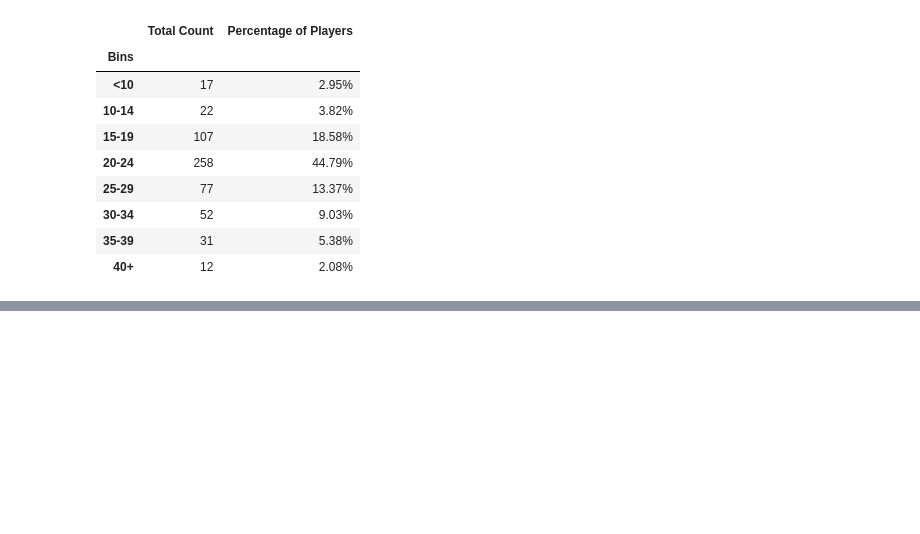
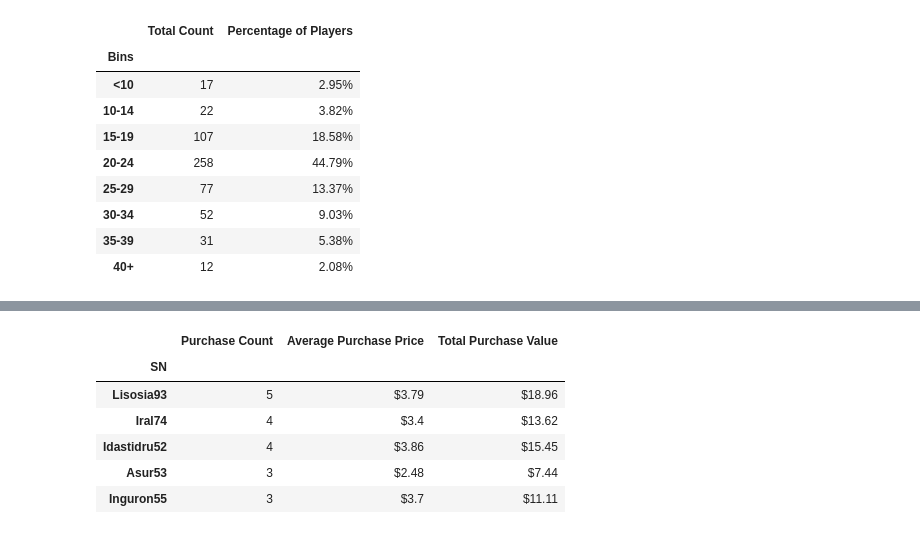
Before and after one commit to samslomowitz2021/Homework-5, a Jupyter notebook: 04-Pandas/Submission/HeroesOfPymoli.ipynb, the cells around one changed output, grey strips where cells are left out. Saved outputs shown, nothing was run; the diff lists cells and outputs as text; code cells hidden in the pictures; blank space fills up the shorter version.

```diff
--- a/04-Pandas/Submission/HeroesOfPymoli.ipynb
+++ b/04-Pandas/Submission/HeroesOfPymoli.ipynb
@@ -324,0 +424,5 @@ df14
+# %%
+df550 = purchase_data.groupby("SN")
+df551 = df550["Item ID"].count()
+
+df551
@@ -324,0 +443,38 @@ df14
+# %%
+df552 = purchase_data.groupby("SN")
+df553 = df552["Price"].mean()
+
+df560 = round(df553, 2)
+# %%
+df554 = purchase_data.groupby("SN")
+df555 = df554["Price"].sum()
+
+df570 = round(df555, 2)
+# %%
+series_15 = df551
+series_16 = df560
+series_17 = df570
+
+
+df600 = pd.DataFrame(columns = ['Purchase Count'])
+df600 = pd.DataFrame(columns = ['Average Purchase Price'])
+df600 = pd.DataFrame(columns = ['Total Purchase Value'])
+
+
+
+df600['Purchase Count'] = series_15
+df600['Average Purchase Price'] = series_16
+df600['Total Purchase Value'] = series_17
+
+
+df601 = df600[["Purchase Count", "Average Purchase Price",'Total Purchase Value' ]]
+df602 = df601.sort_values(["Purchase Count"], ascending=False)
+df602.head(5)
+# %% [output]
+|  | Purchase Count | Average Purchase Price | Total Purchase Value |
+| SN |  |  |  |
+| Lisosia93 | 5 | $3.79 | $18.96 |
+| Iral74 | 4 | $3.4 | $13.62 |
+| Idastidru52 | 4 | $3.86 | $15.45 |
+| Asur53 | 3 | $2.48 | $7.44 |
+| Inguron55 | 3 | $3.7 | $11.11 |
```
Also changed, not shown: parts of 11 cells of this notebook.
